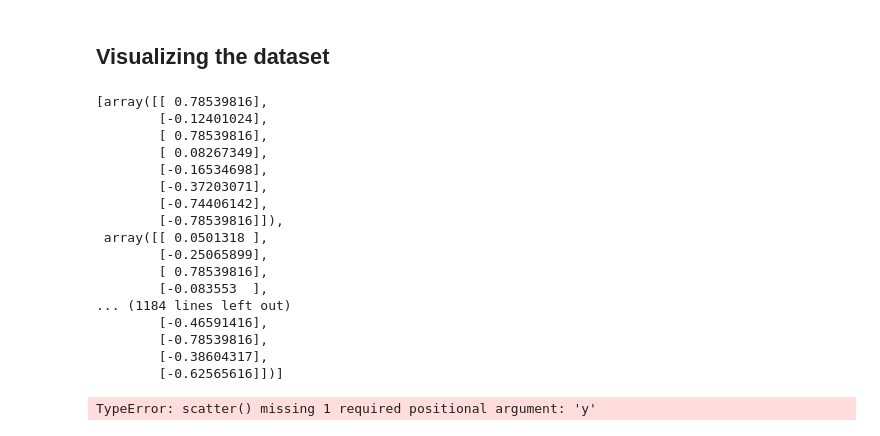
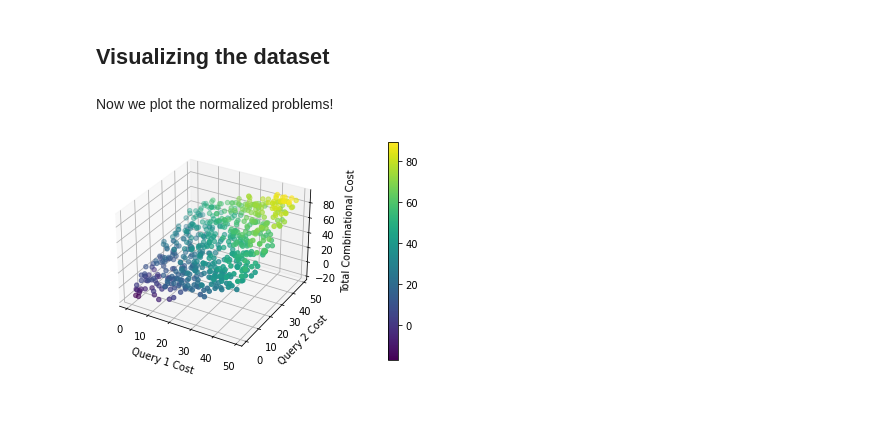
Before and after one commit to RicardoMonteiroSimoes/Quantum-Machine-Learning, a Jupyter notebook: code/mqo/qnn_mqo_workflow_design.ipynb, the cells around one changed output. Drawn from its saved outputs; the diff is of its cells as text; code cells hidden in the pictures.

Commit message:
Adds comparison plot to unnormalized data

```diff
--- a/code/mqo/qnn_mqo_workflow_design.ipynb
+++ b/code/mqo/qnn_mqo_workflow_design.ipynb
@@ -160,45 +163,41 @@ n_values = []
 for value in values:
     n_values.append(scale(value.reshape(-1,1)))
 # %%
-x = []
-y = []
-z = []
-for entry in n_values:
-    x.append(entry[0])
-    y.append(entry[2])
-    z.append(entry[0] + entry[2] + entry[n_qubits])
+def to_plot_axes(values):
+    x = []
+    y = []
+    z = []
+    for entry in values:
+        x.append(entry[0])
+        y.append(entry[2])
+        z.append(entry[0] + entry[2] + entry[n_qubits])
 
-    x.append(entry[0])
-    y.append(entry[3])
-    z.append(entry[0] + entry[3] + entry[n_qubits])
+        x.append(entry[0])
+        y.append(entry[3])
+        z.append(entry[0] + entry[3] + entry[n_qubits])
 
-    x.append(entry[1])
-    y.append(entry[2])
-    z.append(entry[1] + entry[2] + entry[n_qubits])
+        x.append(entry[1])
+        y.append(entry[2])
+        z.append(entry[1] + entry[2] + entry[n_qubits])
 
 
-    x.append(entry[1])
-    y.append(entry[3])
-    z.append(entry[1] + entry[3] + entry[n_qubits])
+        x.append(entry[1])
+        y.append(entry[3])
+        z.append(entry[1] + entry[3] + entry[n_qubits])
+    return x, y, z
-# %% [output]
-[array([[ 0.78539816],
-        [-0.12401024],
-        [ 0.78539816],
-        [ 0.08267349],
-        [-0.16534698],
-        [-0.37203071],
-        [-0.74406142],
-        [-0.78539816]]),
- array([[ 0.0501318 ],
-        [-0.25065899],
-        [ 0.78539816],
-        [-0.083553  ],
-... (1184 lines left out)
-        [-0.46591416],
-        [-0.78539816],
-        [-0.38604317],
-        [-0.62565616]])]
-# %%
-plt.scatter(n_values)
-# %% [output]
-TypeError: scatter() missing 1 required positional argument: 'y'
+# %%
+x, y, z = to_plot_axes(values)
+x_s, y_s, z_s = to_plot_axes(n_values)
+# %% [markdown]
+Now we plot the normalized problems!
+# %%
+fig = plt.figure()
+ax = fig.add_subplot(projection='3d')
+plot = ax.scatter(x, y, z, c=z)
+cb = plt.colorbar(plot, pad=0.2)
+ax.set_xlabel('Query 1 Cost')
+ax.set_ylabel('Query 2 Cost')
+ax.set_zlabel('Total Combinational Cost')
+plt.show()
+# %% [output]
+[figure, added]
```
Also changed, not shown: parts of 2 cells of this notebook.
